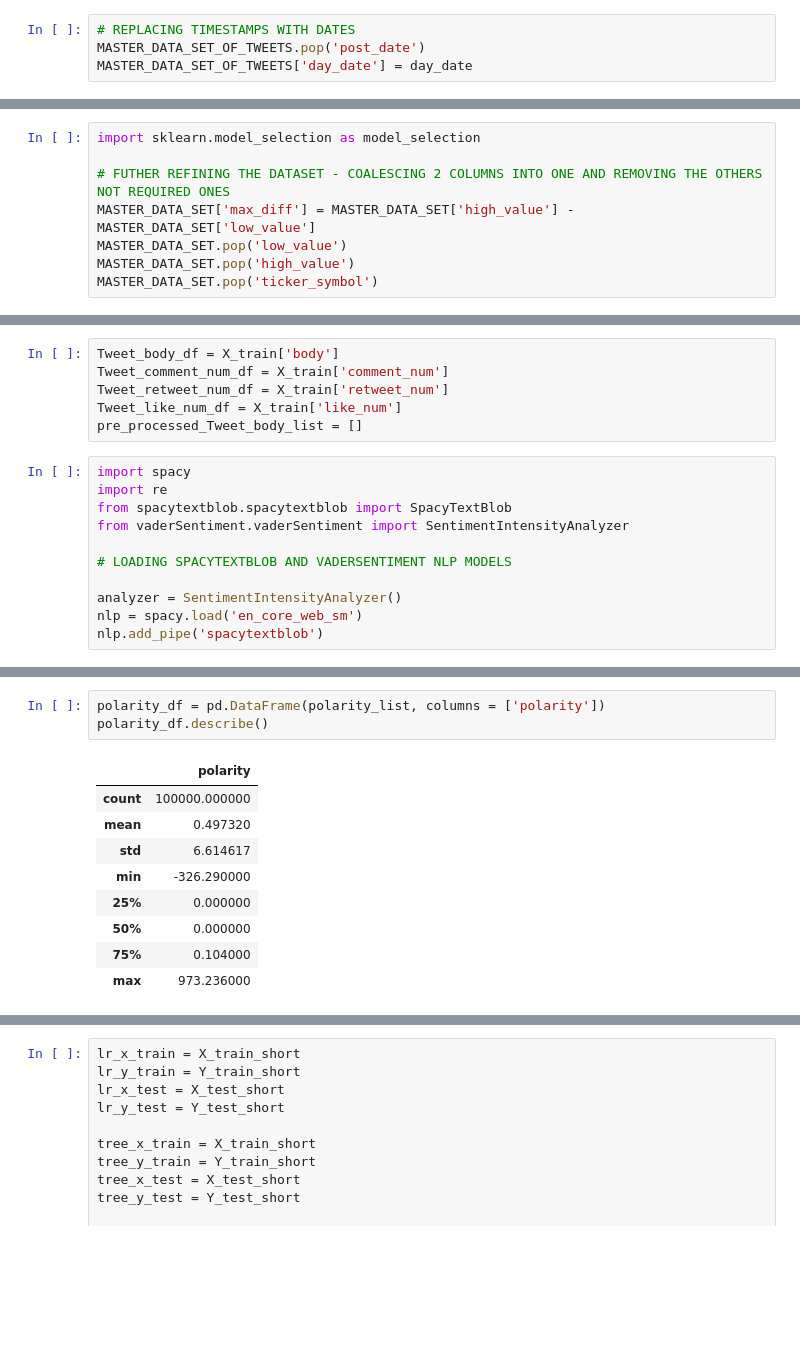
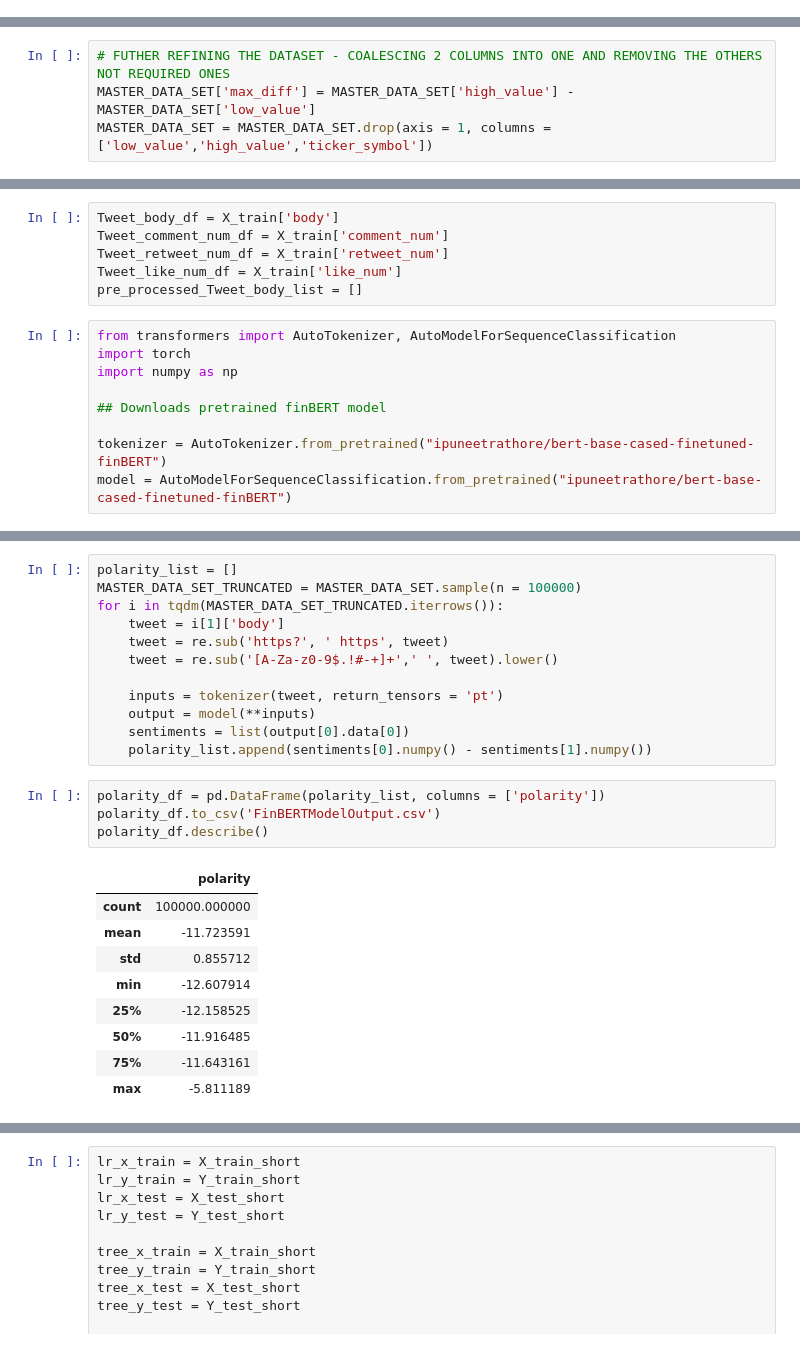
Before and after one commit to jasmeeetSingh/StockMovementPredictionBasedOnTweets, a Jupyter notebook: Data Exploration.ipynb, the cells around one changed output, grey strips where cells are left out. Saved outputs shown, nothing was run; the diff lists cells and outputs as text; blank space fills up the shorter version.

```diff
--- a/Data Exploration.ipynb
+++ b/Data Exploration.ipynb
@@ -75,7 +104,3 @@ for i in set_of_all_timestamps:
-# %%
-# REPLACING TIMESTAMPS WITH DATES
-MASTER_DATA_SET_OF_TWEETS.pop('post_date')
-MASTER_DATA_SET_OF_TWEETS['day_date'] = day_date
 # %%
 MASTER_DATA_SET_OF_TWEETS.head()
 # %% [output]
@@ -124,10 +149,6 @@ MASTER_DATA_SET.head()
 # SEPERATING THE LABEL FROM THE MASTER DATASET
 Label = MASTER_DATA_SET.pop('price_movement')
 # %%
-import sklearn.model_selection as model_selection
-
 # FUTHER REFINING THE DATASET - COALESCING 2 COLUMNS INTO ONE AND REMOVING THE OTHERS NOT REQUIRED ONES
 MASTER_DATA_SET['max_diff'] = MASTER_DATA_SET['high_value'] - MASTER_DATA_SET['low_value']
-MASTER_DATA_SET.pop('low_value')
-MASTER_DATA_SET.pop('high_value')
-MASTER_DATA_SET.pop('ticker_symbol')
+MASTER_DATA_SET = MASTER_DATA_SET.drop(axis = 1, columns = ['low_value','high_value','ticker_symbol'])
@@ -156,13 +185,11 @@ Tweet_retweet_num_df = X_train['retweet_num']
 Tweet_like_num_df = X_train['like_num']
 pre_processed_Tweet_body_list = []
 # %%
-import spacy
-import re
-from spacytextblob.spacytextblob import SpacyTextBlob
-from vaderSentiment.vaderSentiment import SentimentIntensityAnalyzer
+from transformers import AutoTokenizer, AutoModelForSequenceClassification
+import torch
+import numpy as np
 
-# LOADING SPACYTEXTBLOB AND VADERSENTIMENT NLP MODELS
+## Downloads pretrained finBERT model
 
-analyzer = SentimentIntensityAnalyzer()
-nlp = spacy.load('en_core_web_sm')
-nlp.add_pipe('spacytextblob')
+tokenizer = AutoTokenizer.from_pretrained("ipuneetrathore/bert-base-cased-finetuned-finBERT")
+model = AutoModelForSequenceClassification.from_pretrained("ipuneetrathore/bert-base-cased-finetuned-finBERT")
@@ -247,13 +205,26 @@ Total runtime of the program is 270.9745762348175
+# %%
+polarity_list = []
+MASTER_DATA_SET_TRUNCATED = MASTER_DATA_SET.sample(n = 100000)
+for i in tqdm(MASTER_DATA_SET_TRUNCATED.iterrows()):
+    tweet = i[1]['body']
+    tweet = re.sub('https?', ' https', tweet)
+    tweet = re.sub('[A-Za-z0-9$.!#-+]+',' ', tweet).lower()
+
+    inputs = tokenizer(tweet, return_tensors = 'pt')
+    output = model(**inputs)
+    sentiments = list(output[0].data[0])
+    polarity_list.append(sentiments[0].numpy() - sentiments[1].numpy())
 # %%
 polarity_df = pd.DataFrame(polarity_list, columns = ['polarity'])
+polarity_df.to_csv('FinBERTModelOutput.csv')
 polarity_df.describe()
 # %% [output]
 |  | polarity |
 | count | 100000.000000 |
-| mean | 0.497320 |
-| std | 6.614617 |
-| min | -326.290000 |
-| 25% | 0.000000 |
-| 50% | 0.000000 |
-| 75% | 0.104000 |
-| max | 973.236000 |
+| mean | -11.723591 |
+| std | 0.855712 |
+| min | -12.607914 |
+| 25% | -12.158525 |
+| 50% | -11.916485 |
+| 75% | -11.643161 |
+| max | -5.811189 |
```
Also changed, not shown: parts of 32 cells of this notebook, 1 other file.
